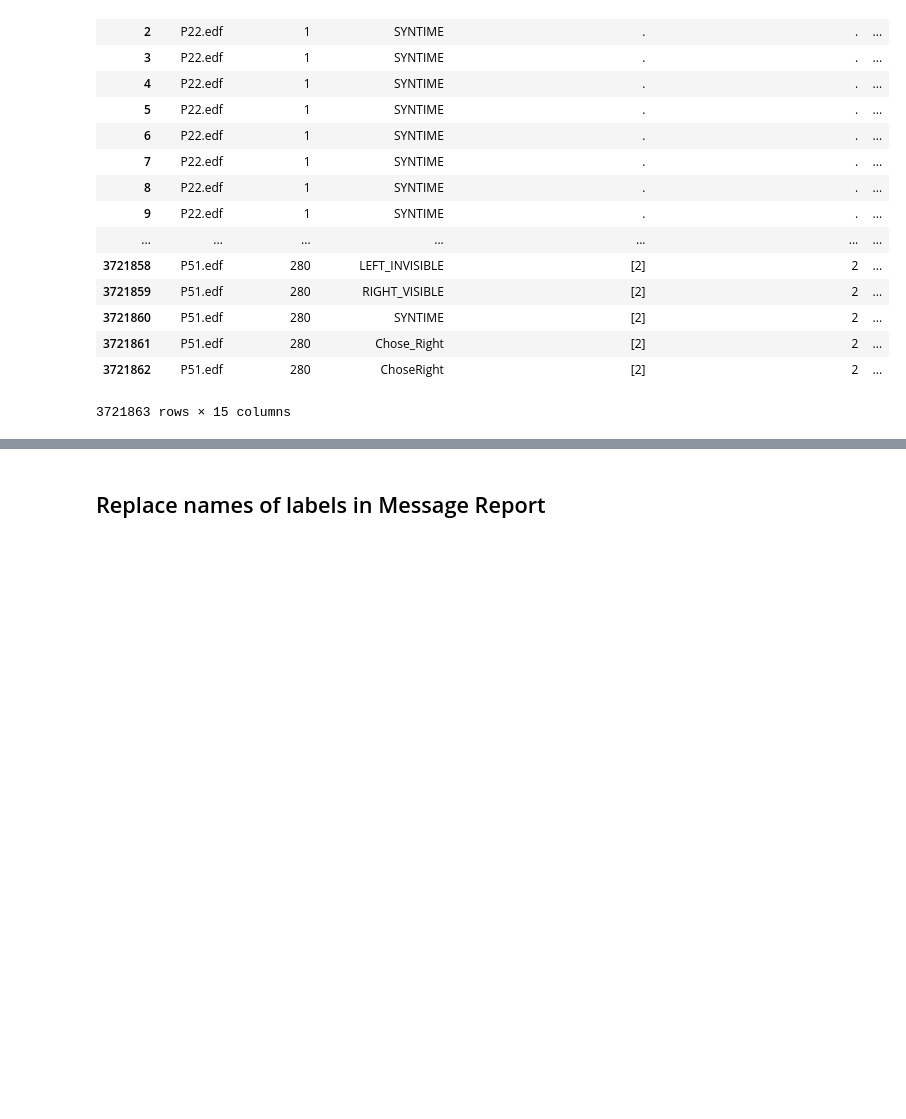
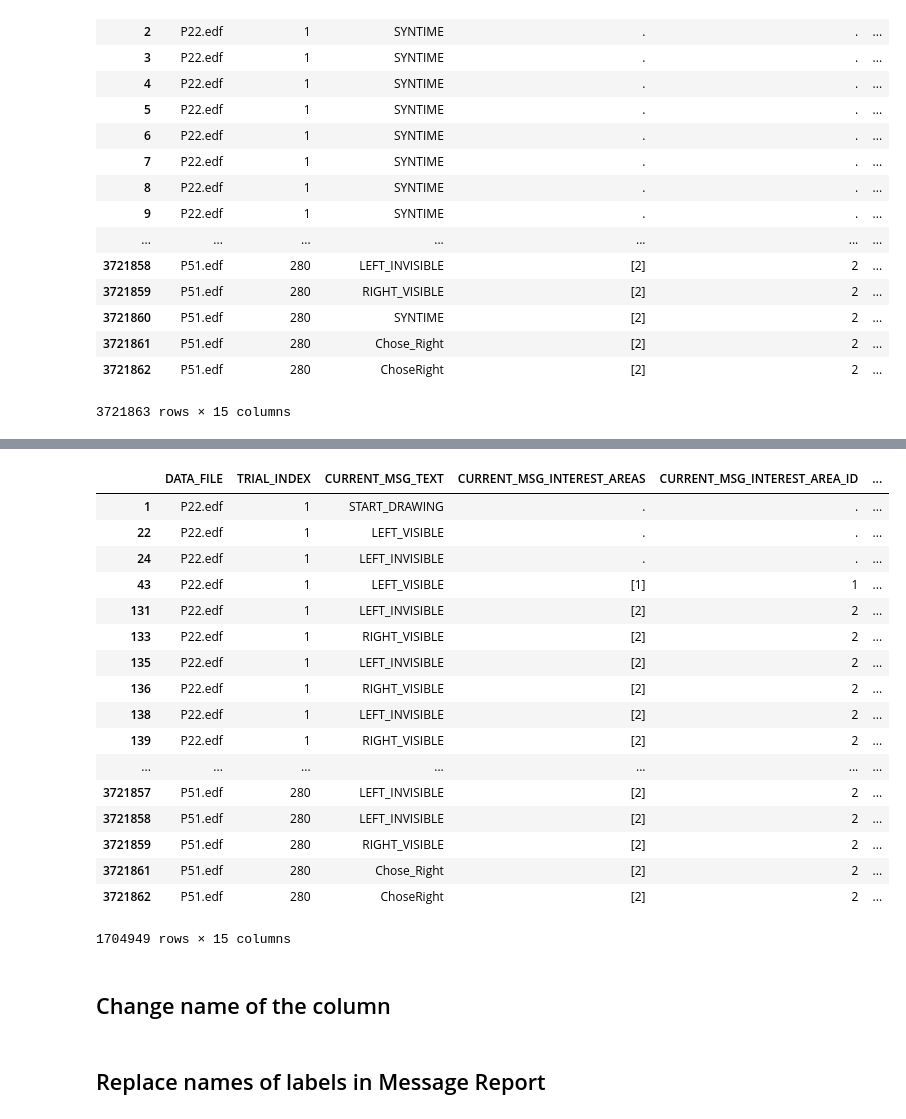
Before and after one commit to pradysepulveda/PF2019, a Jupyter notebook: FixationCSV_Microsaccades.ipynb, the cells around one changed output, grey strips where cells are left out. Drawn from its saved outputs; the diff is of its cells as text; code cells hidden in the pictures; blank space fills up the shorter version.

```diff
--- a/FixationCSV_Microsaccades.ipynb
+++ b/FixationCSV_Microsaccades.ipynb
@@ -74,0 +56,23 @@ fixat_data
+# %%
+mssg_data
+# %% [output]
+|  | DATA_FILE | TRIAL_INDEX | CURRENT_MSG_TEXT | CURRENT_MSG_INTEREST_AREAS | CURRENT_MSG_INTEREST_AREA_ID | ... |
+| 1 | P22.edf | 1 | START_DRAWING | . | . | ... |
+| 22 | P22.edf | 1 | LEFT_VISIBLE | . | . | ... |
+| 24 | P22.edf | 1 | LEFT_INVISIBLE | . | . | ... |
+| 43 | P22.edf | 1 | LEFT_VISIBLE | [1] | 1 | ... |
+| 131 | P22.edf | 1 | LEFT_INVISIBLE | [2] | 2 | ... |
+| 133 | P22.edf | 1 | RIGHT_VISIBLE | [2] | 2 | ... |
+| 135 | P22.edf | 1 | LEFT_INVISIBLE | [2] | 2 | ... |
+| 136 | P22.edf | 1 | RIGHT_VISIBLE | [2] | 2 | ... |
+| 138 | P22.edf | 1 | LEFT_INVISIBLE | [2] | 2 | ... |
+| 139 | P22.edf | 1 | RIGHT_VISIBLE | [2] | 2 | ... |
+| ... | ... | ... | ... | ... | ... | ... |
+| 3721857 | P51.edf | 280 | LEFT_INVISIBLE | [2] | 2 | ... |
+| 3721858 | P51.edf | 280 | LEFT_INVISIBLE | [2] | 2 | ... |
+| 3721859 | P51.edf | 280 | RIGHT_VISIBLE | [2] | 2 | ... |
+| 3721861 | P51.edf | 280 | Chose_Right | [2] | 2 | ... |
+| 3721862 | P51.edf | 280 | ChoseRight | [2] | 2 | ... |
+1704949 rows × 15 columns
+# %% [markdown]
+## Change name of the column
```
Also changed, not shown: parts of 14 cells of this notebook, 3 other files.
